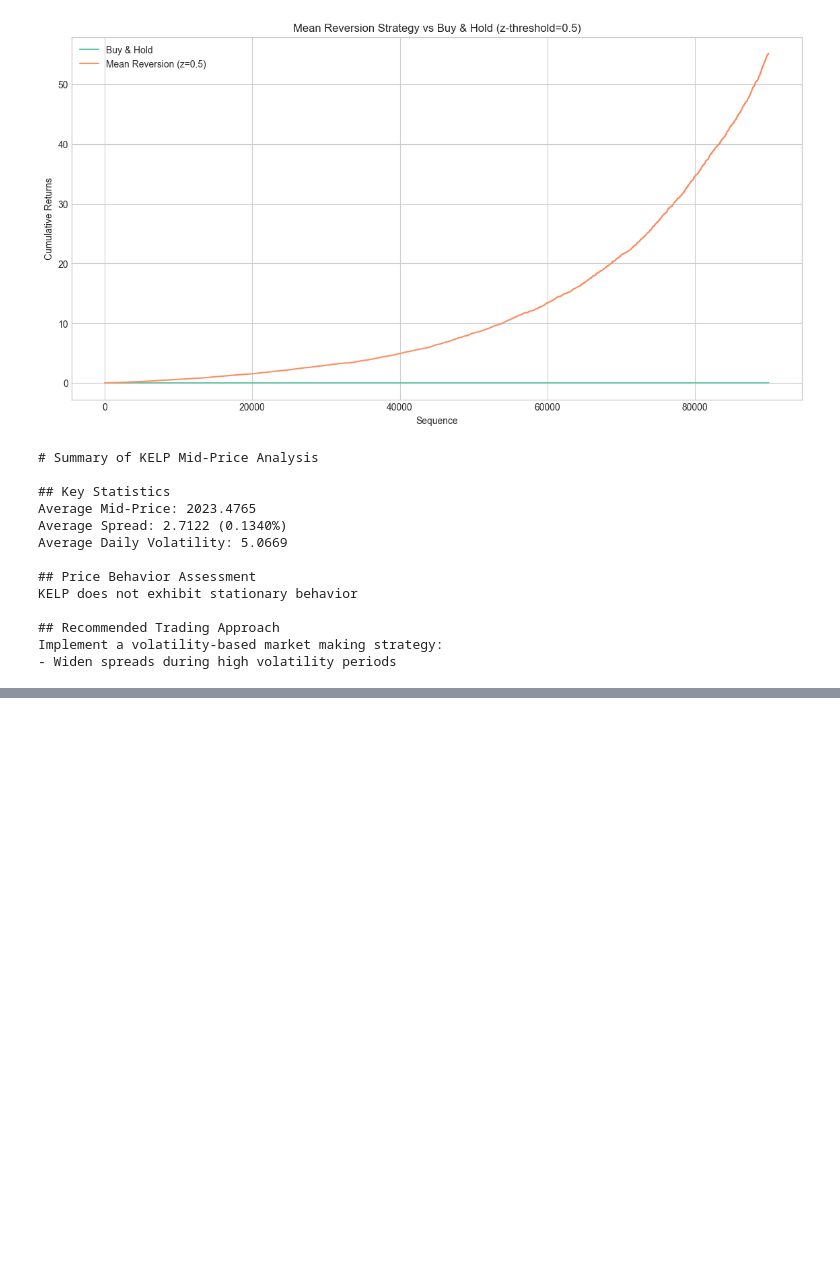
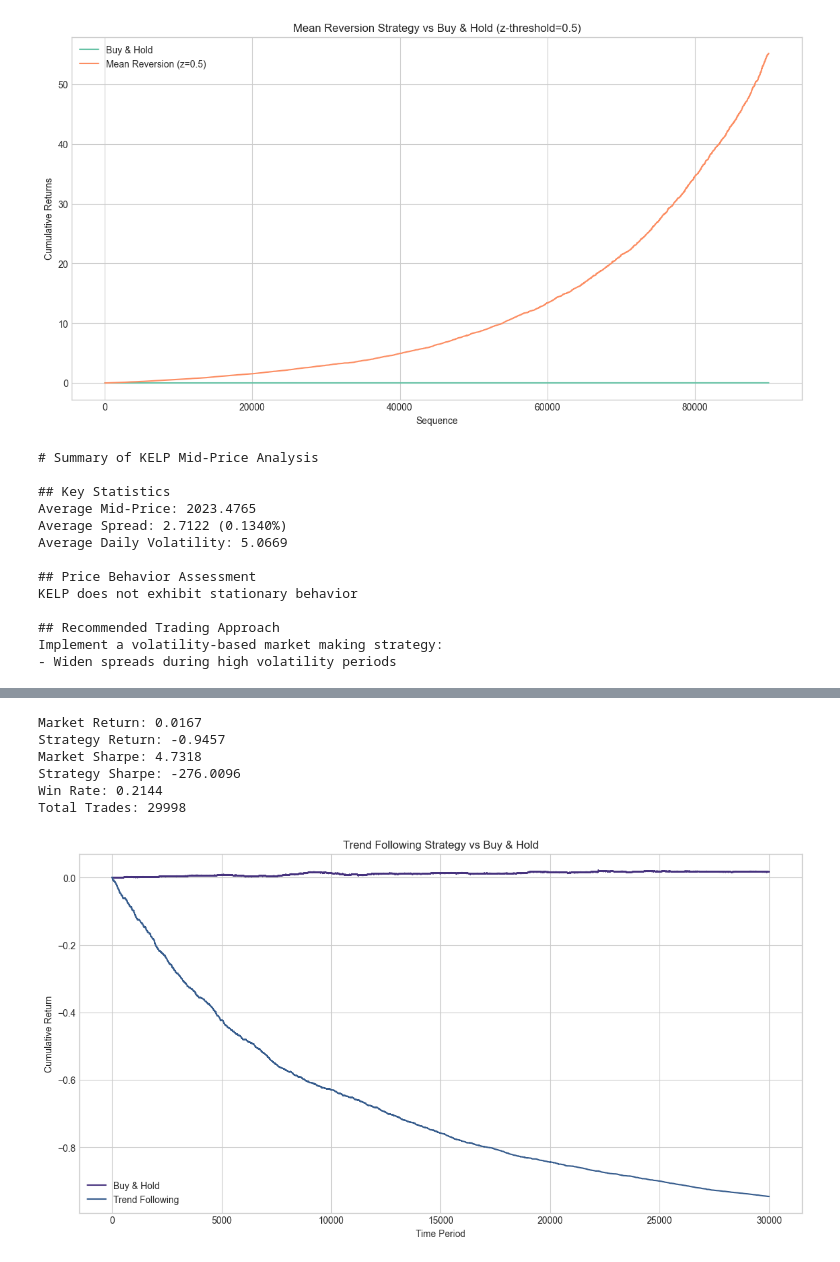
Before and after one commit to tomas-zuquete/imc-prosperity-3, a Jupyter notebook: round_1/KELP_analysis.ipynb, the cells around one changed output, grey strips where cells are left out. Cells and saved outputs as stored; diff of their text form; code cells hidden in the pictures; blank space fills up the shorter version.

```diff
--- a/round_1/KELP_analysis.ipynb
+++ b/round_1/KELP_analysis.ipynb
@@ -912,0 +1139,71 @@ Implement a volatility-based market making strategy:
+# %%
+# 6. Evaluate Trend Following Strategy Performance
+
+# Simulate trend following strategy
+def simulate_trend_following(data, trend_col='ema_trend'):
+    """Simulate a basic trend following strategy"""
+    # Create a copy for simulation
+    sim_data = data.copy()
+
+    # Generate signals (lagged by 1 period to avoid look-ahead bias)
+    sim_data['signal'] = sim_data[trend_col].shift(1)
+
+    # Calculate returns
+    sim_data['price_return'] = sim_data['mid_price'].pct_change()
+
+    # Strategy returns
+    sim_data['strategy_return'] = sim_data['signal'] * sim_data['price_return']
+
+    # Cumulative returns
+    sim_data['cum_price_return'] = (1 + sim_data['price_return']).cumprod() - 1
+    sim_data['cum_strategy_return'] = (1 + sim_data['strategy_return']).cumprod() - 1
+
+    return sim_data
+
+# Run simulation
+trend_sim = simulate_trend_following(kelp_data)
+
+# Calculate performance metrics
+trading_days = 3  # 3 days in our dataset
+ann_factor = 252 / trading_days  # Annualization factor assuming 252 trading days per year
+
+# Market performance
+market_return = trend_sim['cum_price_return'].iloc[-1]
+market_std = trend_sim['price_return'].std() * np.sqrt(ann_factor)
+market_sharpe = (market_return / market_std) if market_std > 0 else 0
+
+# Strategy performance
+strategy_return = trend_sim['cum_strategy_return'].iloc[-1]
+strategy_std = trend_sim['strategy_return'].std() * np.sqrt(ann_factor)
+strategy_sharpe = (strategy_return / strategy_std) if strategy_std > 0 else 0
+
+# Win rate
+win_count = (trend_sim['strategy_return'] > 0).sum()
+total_trades = (~trend_sim['strategy_return'].isna() & (trend_sim['signal'] != 0)).sum()
+win_rate = win_count / total_trades if total_trades > 0 else 0
+
+print(f"Market Return: {market_return:.4f}")
+print(f"Strategy Return: {strategy_return:.4f}")
+print(f"Market Sharpe: {market_sharpe:.4f}")
+print(f"Strategy Sharpe: {strategy_sharpe:.4f}")
+print(f"Win Rate: {win_rate:.4f}")
+print(f"Total Trades: {total_trades}")
+
+# Plot strategy performance
+plt.figure(figsize=(14, 7))
+plt.plot(trend_sim['cum_price_return'], label='Buy & Hold')
+plt.plot(trend_sim['cum_strategy_return'], label='Trend Following')
+plt.title('Trend Following Strategy vs Buy & Hold')
+plt.xlabel('Time Period')
+plt.ylabel('Cumulative Return')
+plt.legend()
+plt.grid(True)
+plt.show()
+# %% [output]
+Market Return: 0.0167
+Strategy Return: -0.9457
+Market Sharpe: 4.7318
+Strategy Sharpe: -276.0096
+Win Rate: 0.2144
+Total Trades: 29998
+[figure, added]
```
Also changed, not shown: parts of 27 cells of this notebook.
